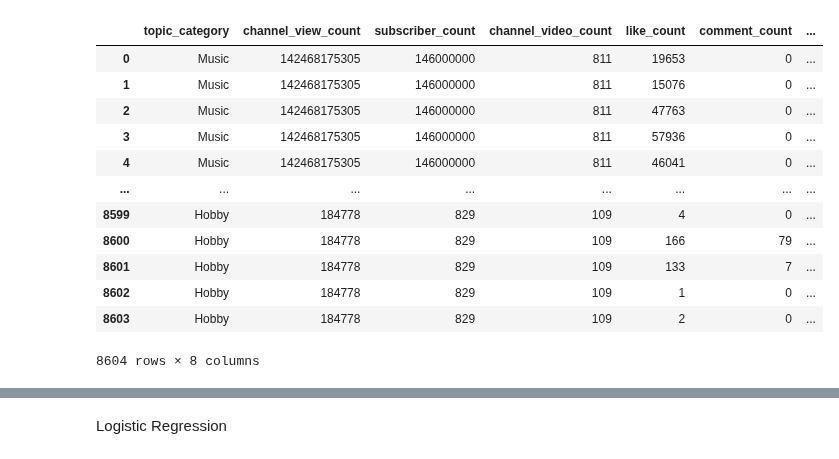
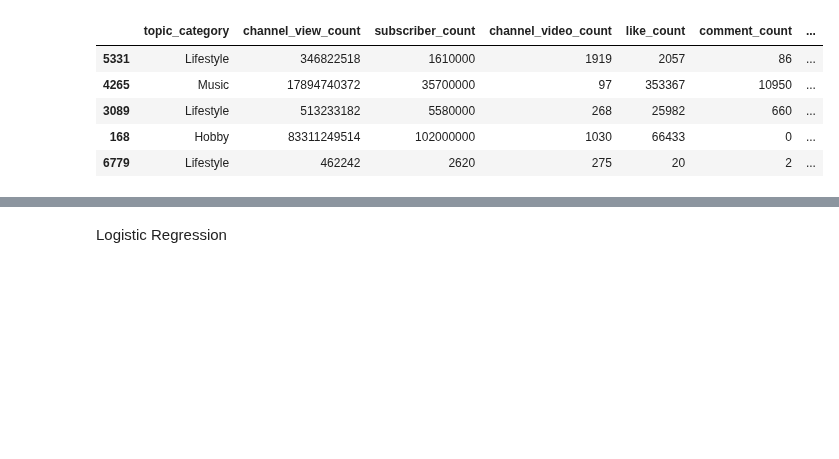
Before and after one commit to SNEHALDD/Youtube_Video_Analysis, a Jupyter notebook: ML_Jupyter_Notebook_Files/machine_learning.ipynb, the cells around one changed output, grey strips where cells are left out. Drawn from its saved outputs; the diff is of its cells as text; code cells hidden in the pictures; blank space fills up the shorter version.

Commit message:
data cleaning

```diff
--- a/ML_Jupyter_Notebook_Files/machine_learning.ipynb
+++ b/ML_Jupyter_Notebook_Files/machine_learning.ipynb
@@ -7,5 +10,5 @@ from sklearn.metrics import classification_report
 # %%
-file=pd.read_csv("../Database/ready_for_sql/joined_data.csv")
+file=pd.read_csv("../Database/ready_for_sql/final_df.csv")
 df=file.copy()
 df.head()
 # %% [output]
@@ -36,5 +38,0 @@ df.tail()
-# %%
-#turn published at to day of week published
-df["datetime"]=pd.to_datetime(df['published_at'])
-df['day_of_week_published']=df['datetime'].dt.day_name()
-df
@@ -55,18 +39,11 @@ df
 # %%
-#remove columns not needed for ml- this is for rfc and eec
-df=df.drop(['channel_id','custom_url','video_id','published_at','datetime','video_length','view_count'],axis=1)
-df
+#remove columns not needed for ml
+df=df.drop(['channel_id','custom_url','video_id','date_published','time_published','video_length','view_count'],axis=1)
+df.sample(5)
 # %% [output]
 |  | topic_category | channel_view_count | subscriber_count | channel_video_count | like_count | comment_count | ... |
-| 0 | Music | 142468175305 | 146000000 | 811 | 19653 | 0 | ... |
-| 1 | Music | 142468175305 | 146000000 | 811 | 15076 | 0 | ... |
-| 2 | Music | 142468175305 | 146000000 | 811 | 47763 | 0 | ... |
-| 3 | Music | 142468175305 | 146000000 | 811 | 57936 | 0 | ... |
-| 4 | Music | 142468175305 | 146000000 | 811 | 46041 | 0 | ... |
-| ... | ... | ... | ... | ... | ... | ... | ... |
-| 8599 | Hobby | 184778 | 829 | 109 | 4 | 0 | ... |
-| 8600 | Hobby | 184778 | 829 | 109 | 166 | 79 | ... |
-| 8601 | Hobby | 184778 | 829 | 109 | 133 | 7 | ... |
-| 8602 | Hobby | 184778 | 829 | 109 | 1 | 0 | ... |
-| 8603 | Hobby | 184778 | 829 | 109 | 2 | 0 | ... |
+| 5331 | Lifestyle | 346822518 | 1610000 | 1919 | 2057 | 86 | ... |
+| 4265 | Music | 17894740372 | 35700000 | 97 | 353367 | 10950 | ... |
+| 3089 | Lifestyle | 513233182 | 5580000 | 268 | 25982 | 660 | ... |
+| 168 | Hobby | 83311249514 | 102000000 | 1030 | 66433 | 0 | ... |
+| 6779 | Lifestyle | 462242 | 2620 | 275 | 20 | 2 | ... |
-8604 rows × 8 columns
```
Also changed, not shown: parts of 54 cells of this notebook, 2 other files.
